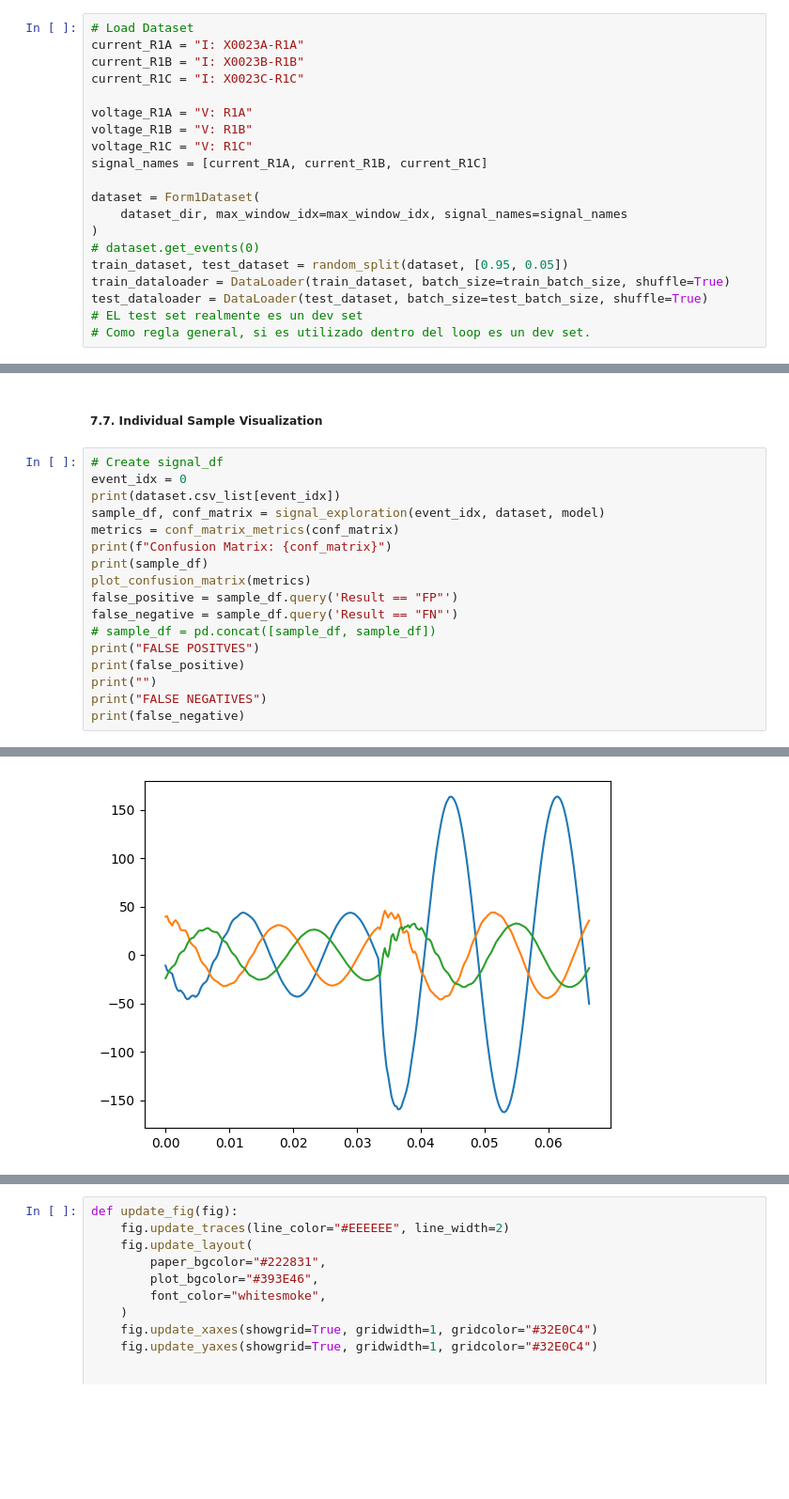
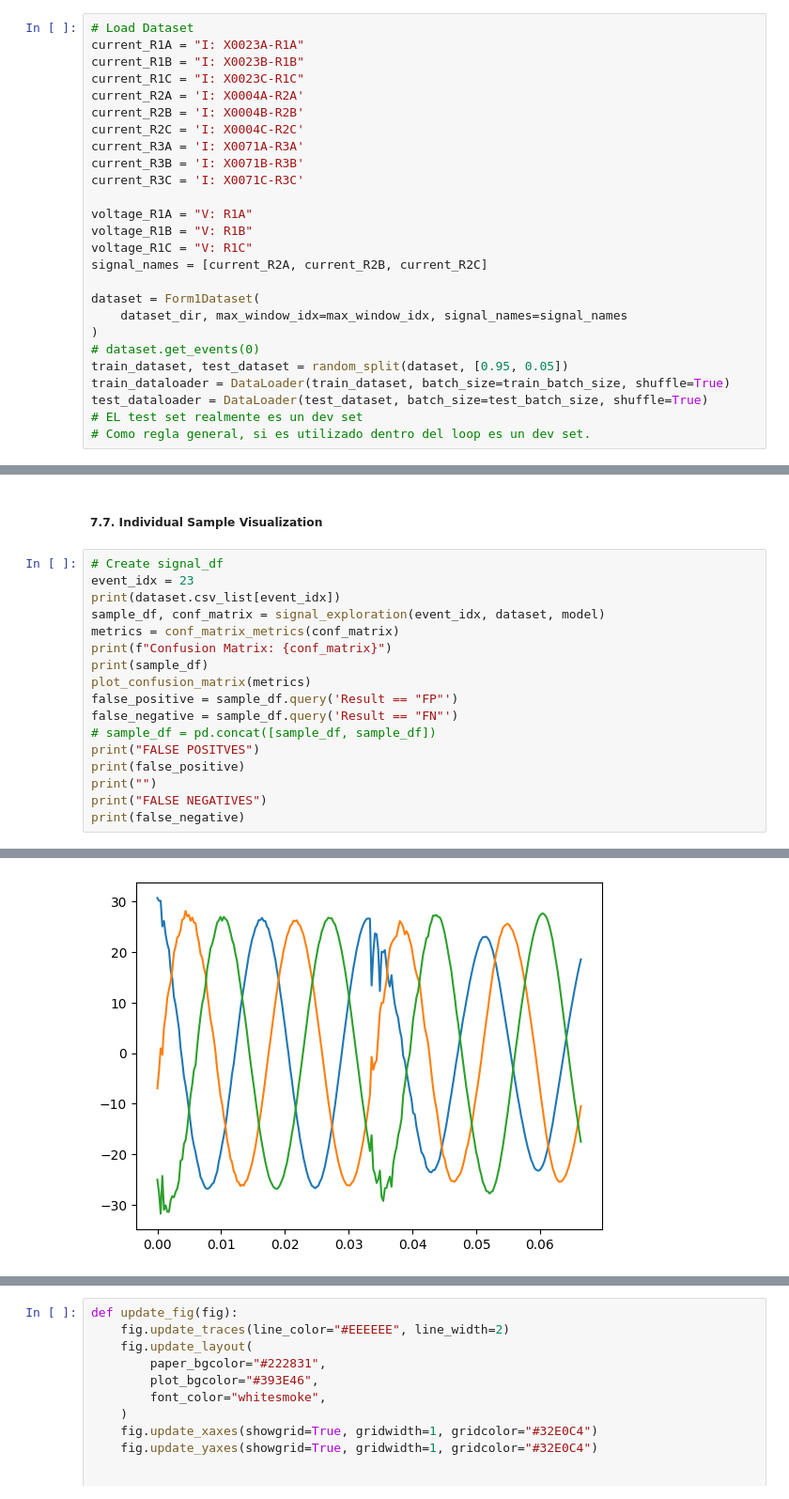
Before and after one commit to alvarohc777/pyTorch, a Jupyter notebook: Formulacion_1_DB2.ipynb, the cells around one changed output, grey strips where cells are left out. Shown at 94% size. Cells and saved outputs as stored; diff of their text form; blank space fills up the shorter version.

Commit message:
Validate R3 with three phase current signals

```diff
--- a/Formulacion_1_DB2.ipynb
+++ b/Formulacion_1_DB2.ipynb
@@ -252,11 +253,17 @@ finished
 current_R1A = "I: X0023A-R1A"
 current_R1B = "I: X0023B-R1B"
 current_R1C = "I: X0023C-R1C"
+current_R2A = 'I: X0004A-R2A'
+current_R2B = 'I: X0004B-R2B'
+current_R2C = 'I: X0004C-R2C'
+current_R3A = 'I: X0071A-R3A'
+current_R3B = 'I: X0071B-R3B'
+current_R3C = 'I: X0071C-R3C'
 
 voltage_R1A = "V: R1A"
 voltage_R1B = "V: R1B"
 voltage_R1C = "V: R1C"
-signal_names = [current_R1A, current_R1B, current_R1C]
+signal_names = [current_R2A, current_R2B, current_R2C]
 
 dataset = Form1Dataset(
     dataset_dir, max_window_idx=max_window_idx, signal_names=signal_names
@@ -845,7 +808,7 @@ np.save('parquet_data/ModelR1_currents_CM.npy', conf_matrix.cpu())
 ##### 7.7. Individual Sample Visualization
 # %%
 # Create signal_df
-event_idx = 0
+event_idx = 23
 print(dataset.csv_list[event_idx])
 sample_df, conf_matrix = signal_exploration(event_idx, dataset, model)
 metrics = conf_matrix_metrics(conf_matrix)
@@ -865,3 +828,3 @@ C:/Users/aherrada/OneDrive - Universidad del Norte/Uninorte/DetectionDataBase/LS
 256
 (256, 0)
-[figure, old version]
+[figure, new version]
```
Also changed, not shown: parts of 13 cells of this notebook.
